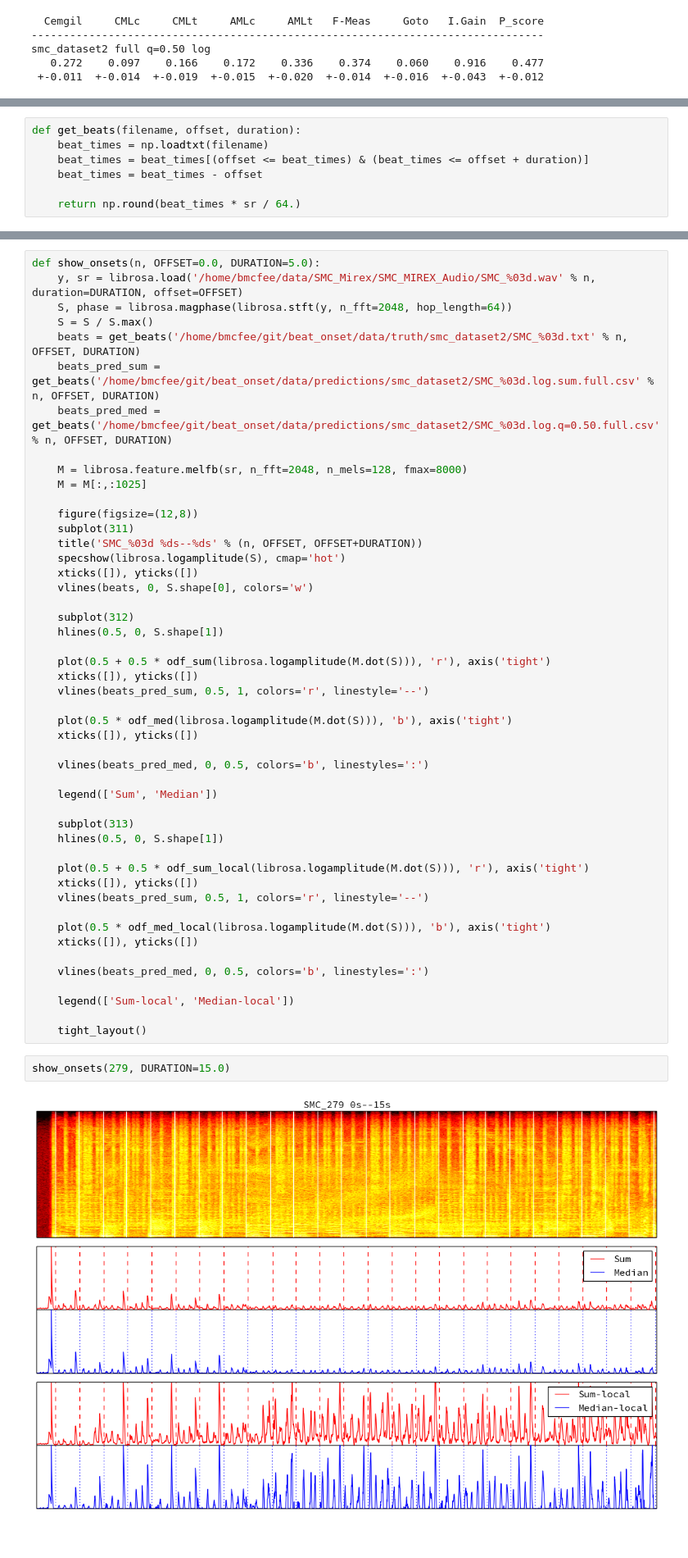
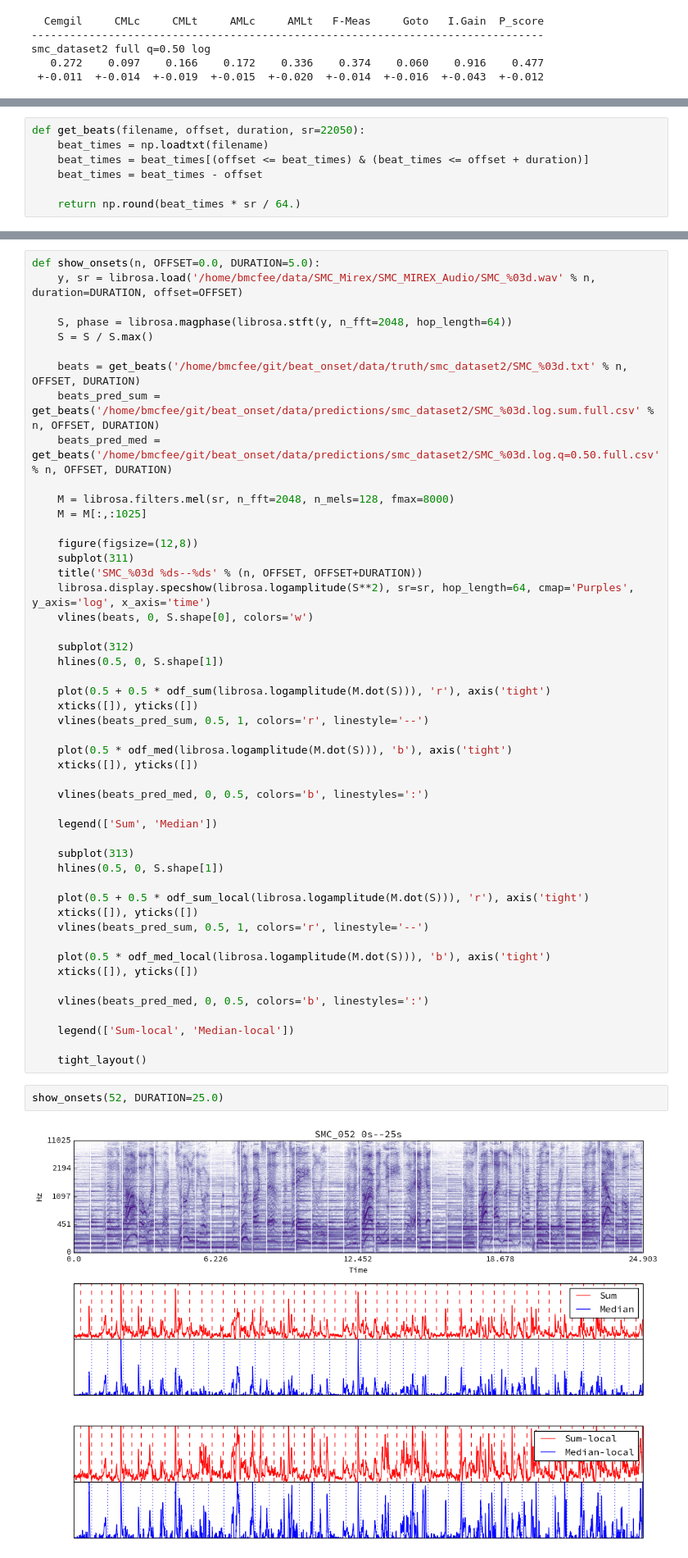
Before and after one commit to bmcfee/beat_onset, a Jupyter notebook: code/ICASSP2013 - Beat tracking.ipynb, the cells around one changed output, grey strips where cells are left out. Shown at 82% size. Saved outputs shown, nothing was run; the diff lists cells and outputs as text.

Commit message:
updated beat code for new librosa, mir_eval

```diff
--- a/code/ICASSP2013 - Beat tracking.ipynb
+++ b/code/ICASSP2013 - Beat tracking.ipynb
@@ -243,5 +214,5 @@ specshow = functools.partial(imshow, aspect='auto', interpolation='nearest', ori
 # %%
-def get_beats(filename, offset, duration):
+def get_beats(filename, offset, duration, sr=22050):
     beat_times = np.loadtxt(filename)
     beat_times = beat_times[(offset <= beat_times) & (beat_times <= offset + duration)]
     beat_times = beat_times - offset
@@ -283,20 +254,21 @@ def odf_med_local(S):
 # %%
 def show_onsets(n, OFFSET=0.0, DURATION=5.0):
     y, sr = librosa.load('/home/bmcfee/data/SMC_Mirex/SMC_MIREX_Audio/SMC_%03d.wav' % n, duration=DURATION, offset=OFFSET)
+
     S, phase = librosa.magphase(librosa.stft(y, n_fft=2048, hop_length=64))
     S = S / S.max()
+
     beats = get_beats('/home/bmcfee/git/beat_onset/data/truth/smc_dataset2/SMC_%03d.txt' % n, OFFSET, DURATION)
     beats_pred_sum = get_beats('/home/bmcfee/git/beat_onset/data/predictions/smc_dataset2/SMC_%03d.log.sum.full.csv' % n, OFFSET, DURATION)
     beats_pred_med = get_beats('/home/bmcfee/git/beat_onset/data/predictions/smc_dataset2/SMC_%03d.log.q=0.50.full.csv' % n, OFFSET, DURATION)
 
-    M = librosa.feature.melfb(sr, n_fft=2048, n_mels=128, fmax=8000)
+    M = librosa.filters.mel(sr, n_fft=2048, n_mels=128, fmax=8000)
     M = M[:,:1025]
 
     figure(figsize=(12,8))
     subplot(311)
     title('SMC_%03d %ds--%ds' % (n, OFFSET, OFFSET+DURATION))
-    specshow(librosa.logamplitude(S), cmap='hot')
-    xticks([]), yticks([])
+    librosa.display.specshow(librosa.logamplitude(S**2), sr=sr, hop_length=64, cmap='Purples', y_axis='log', x_axis='time')
     vlines(beats, 0, S.shape[0], colors='w')
 
     subplot(312)
@@ -329,6 +301,6 @@ def show_onsets(n, OFFSET=0.0, DURATION=5.0):
 
     tight_layout()
 # %%
-show_onsets(279, DURATION=15.0)
+show_onsets(52, DURATION=25.0)
 # %% [output]
-[figure, old version]
+[figure, new version]
```
Also changed, not shown: parts of 6 cells of this notebook, 3 other files.
